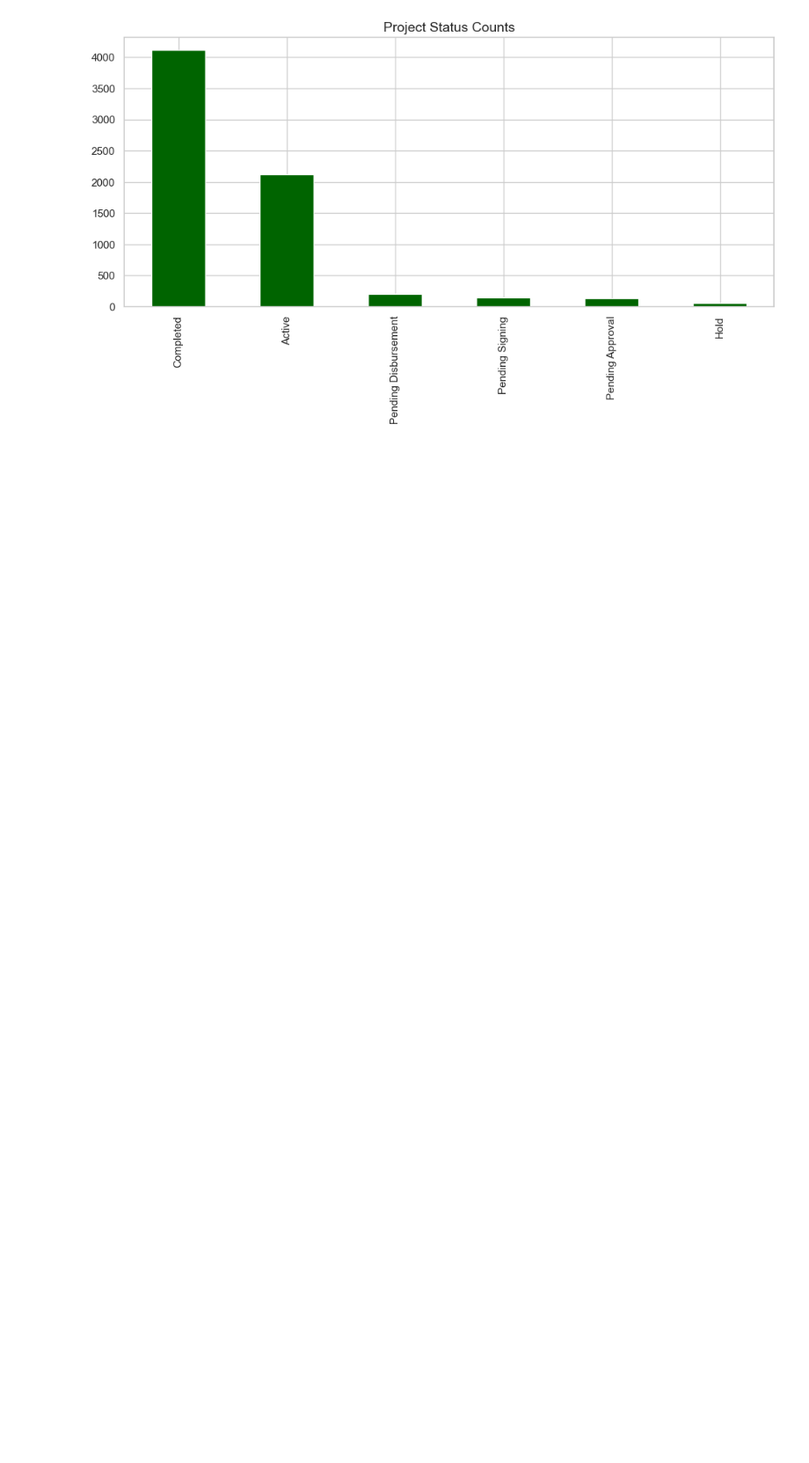
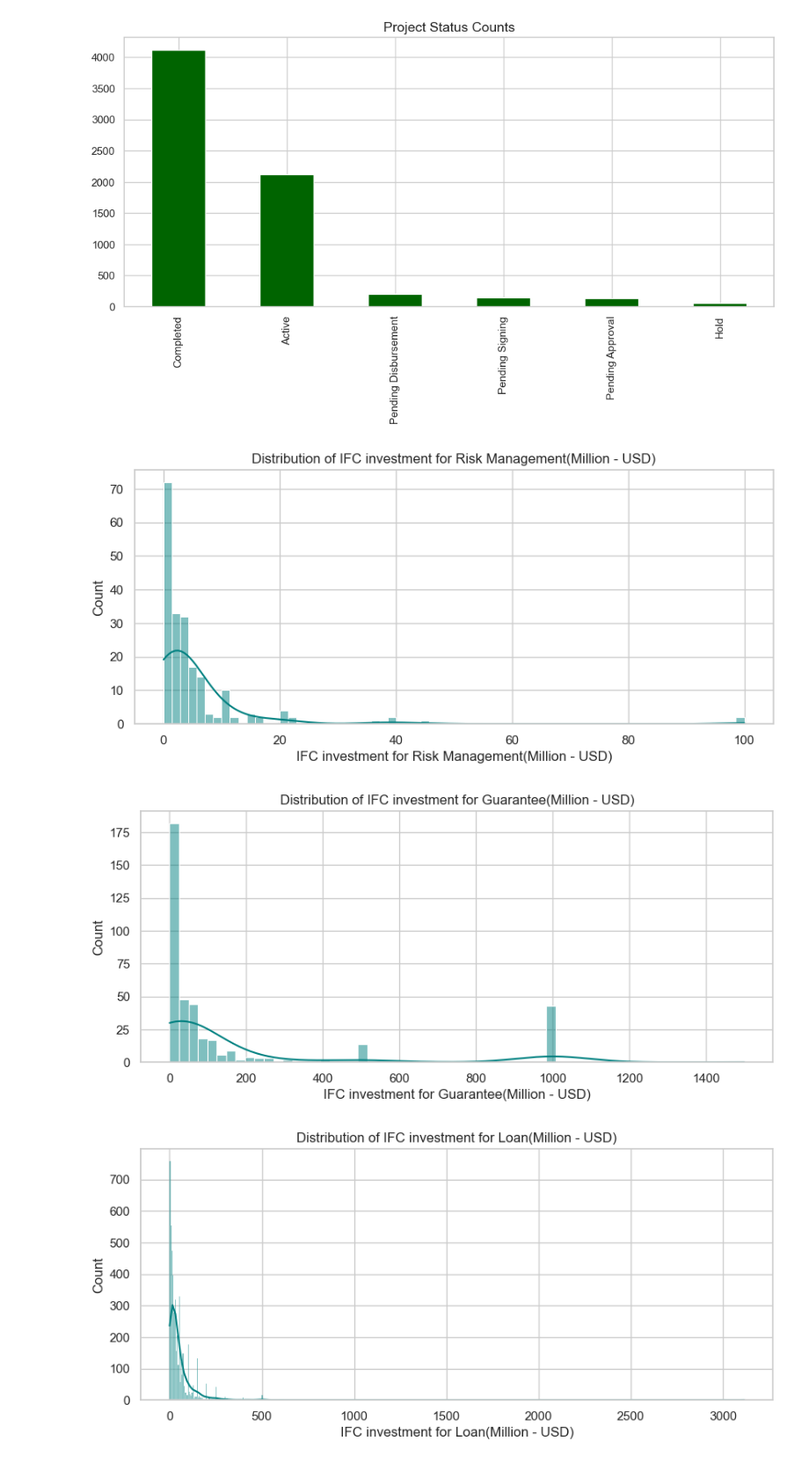
Before and after one commit to Rajabboev/Hybrid_ML_model_investment, a Jupyter notebook: IFC Investment .ipynb, the cells around one changed output. Shown at 88% size. Drawn from its saved outputs; the diff is of its cells as text; code cells hidden in the pictures; blank space fills up the shorter version.

```diff
--- a/IFC Investment .ipynb
+++ b/IFC Investment .ipynb
@@ -215,3 +215,21 @@ plt.title("Project Status Counts", fontsize=14)
 plt.show()
 # %% [output]
 [figure]
+# %%
+num_cols = [
+    'IFC investment for Risk Management(Million - USD)',
+    'IFC investment for Guarantee(Million - USD)',
+    'IFC investment for Loan(Million - USD)',
+    'IFC investment for Equity(Million - USD)',
+    'Total IFC investment as approved by Board(Million - USD)'
+]
+
+for col in num_cols:
+    plt.figure(figsize=(10,4))
+    sns.histplot(df[col], kde=True, color='teal')
+    plt.title(f"Distribution of {col}")
+    plt.show()
+# %% [output]
+[figure, added]
+[figure, added]
+[figure, added]
```
Also changed, not shown: parts of 5 cells of this notebook.
